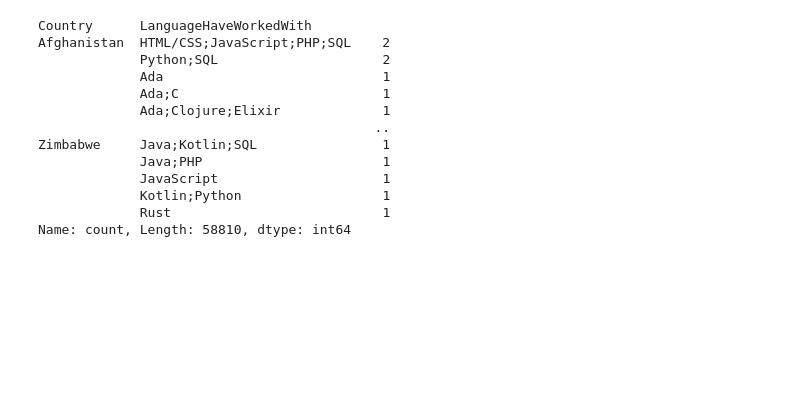
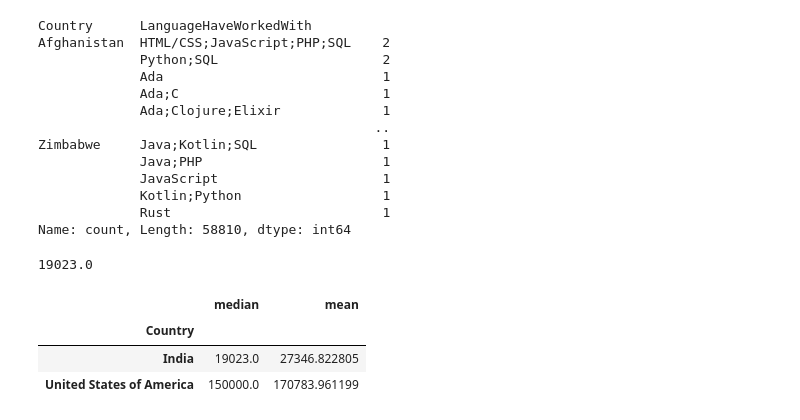
Before and after one commit to rahul-pandita/Pandas, a Jupyter notebook: 7_grouping_data.ipynb, the cells around one changed output. Saved outputs shown, nothing was run; the diff lists cells and outputs as text; code cells hidden in the pictures; blank space fills up the shorter version.

Commit message:
Combine country_group and aggregate to find median, mean of slary of 2 countries

```diff
--- a/7_grouping_data.ipynb
+++ b/7_grouping_data.ipynb
@@ -324,3 +324,14 @@ Zimbabwe     Java;Kotlin;SQL                1
              Kotlin;Python                  1
              Rust                           1
 Name: count, Length: 58810, dtype: int64
+# %%
+country_goup["ConvertedCompYearly"].median().loc["India"]
+# %% [output]
+19023.0
+# %%
+country_goup["ConvertedCompYearly"].agg(["median", "mean"]).loc[["India", "United States of America"]]
+# %% [output]
+|  | median | mean |
+| Country |  |  |
+| India | 19023.0 | 27346.822805 |
+| United States of America | 150000.0 | 170783.961199 |
```
